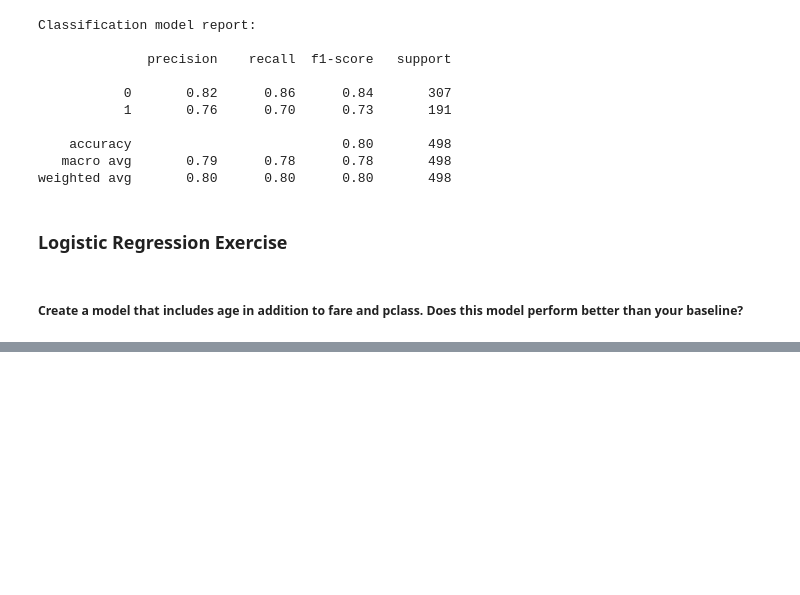
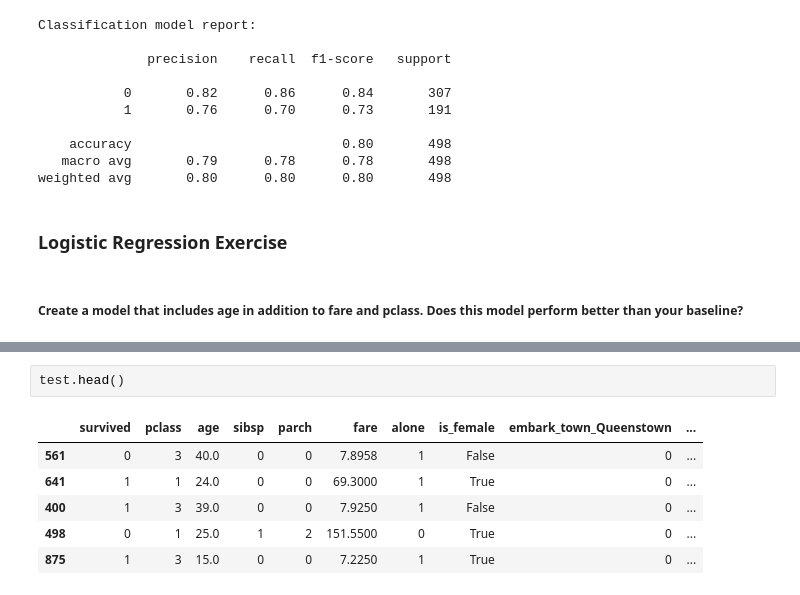
Before and after one commit to ForrestMccrosky/classification-exercises, a Jupyter notebook: model.ipynb, the cells around one changed output, grey strips where cells are left out. Saved outputs shown, nothing was run; the diff lists cells and outputs as text; blank space fills up the shorter version.

```diff
--- a/model.ipynb
+++ b/model.ipynb
@@ -562,0 +581,9 @@ Name: survived, dtype: int64
+# %%
+test.head()
+# %% [output]
+|  | survived | pclass | age | sibsp | parch | fare | alone | is_female | embark_town_Queenstown | ... |
+| 561 | 0 | 3 | 40.0 | 0 | 0 | 7.8958 | 1 | False | 0 | ... |
+| 641 | 1 | 1 | 24.0 | 0 | 0 | 69.3000 | 1 | True | 0 | ... |
+| 400 | 1 | 3 | 39.0 | 0 | 0 | 7.9250 | 1 | False | 0 | ... |
+| 498 | 0 | 1 | 25.0 | 1 | 2 | 151.5500 | 0 | True | 0 | ... |
+| 875 | 1 | 3 | 15.0 | 0 | 0 | 7.2250 | 1 | True | 0 | ... |
```
Also changed, not shown: parts of 23 cells of this notebook.
